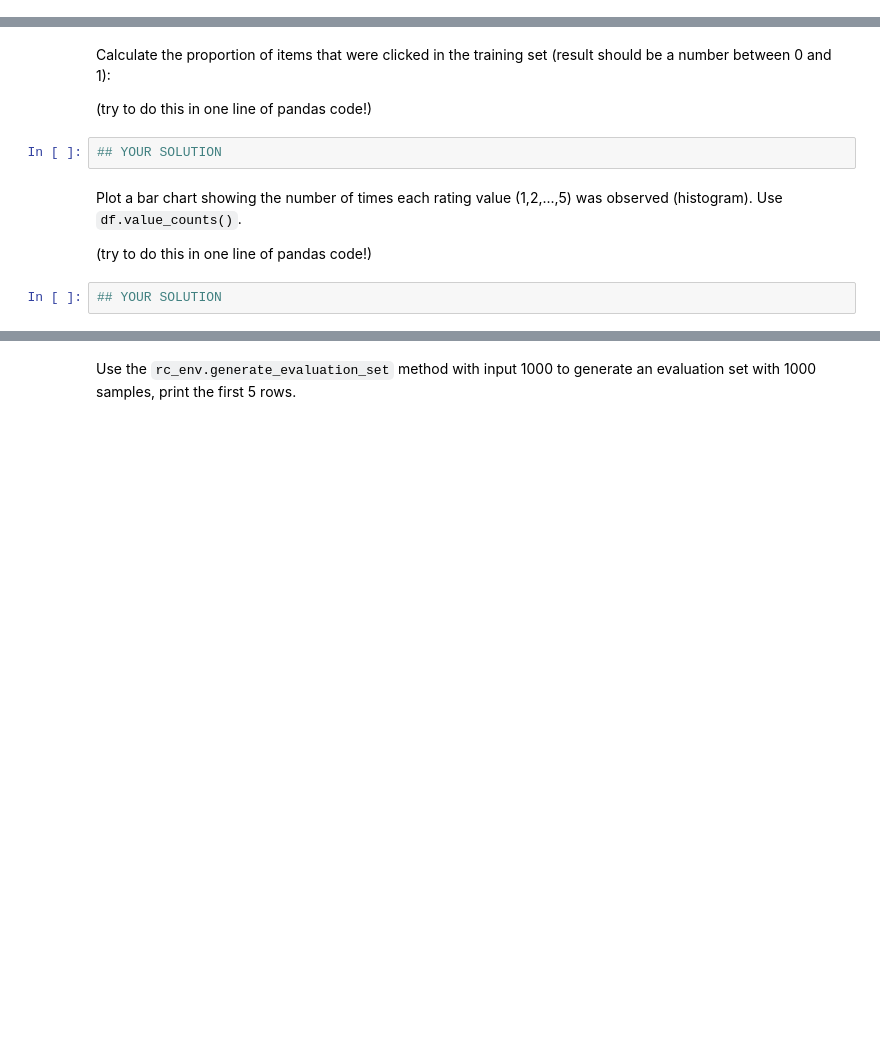
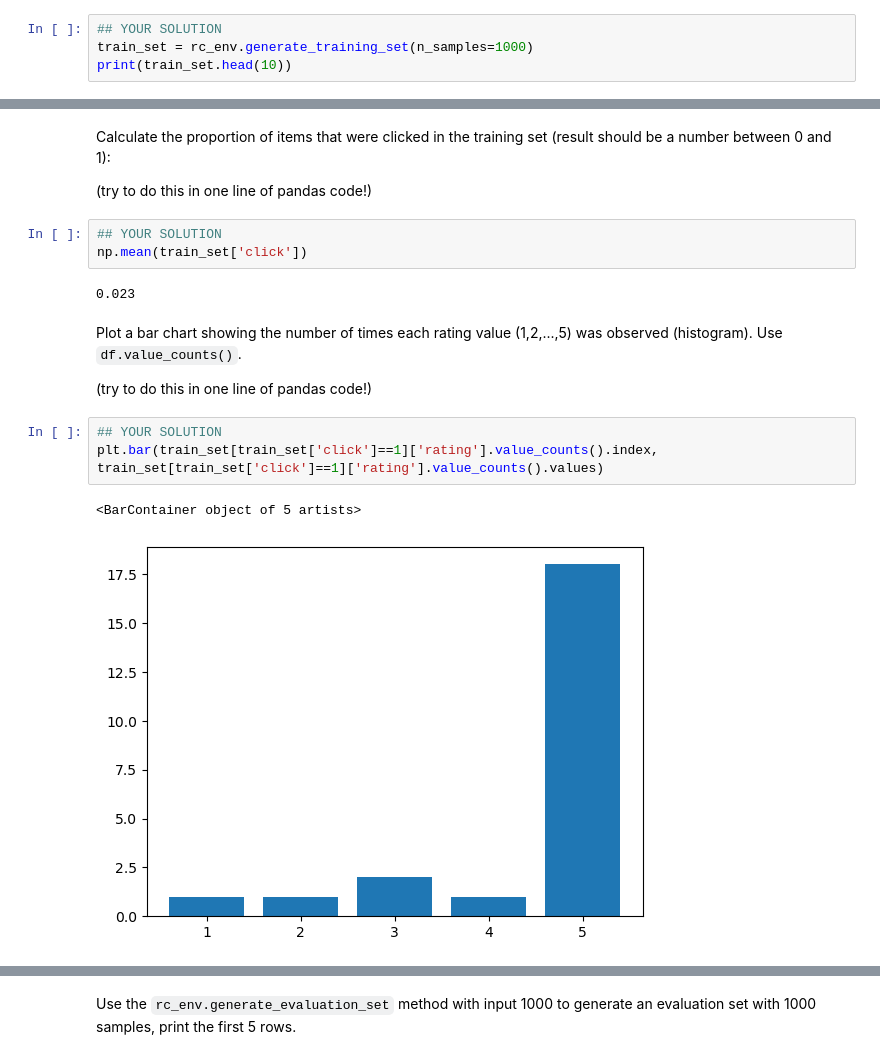
Before and after one commit to ashalem/ML_Human, a Jupyter notebook: WS3_2024_students.ipynb, the cells around one changed output, grey strips where cells are left out. Cells and saved outputs as stored; diff of their text form; blank space fills up the shorter version.

```diff
--- a/WS3_2024_students.ipynb
+++ b/WS3_2024_students.ipynb
@@ -250,0 +252,4 @@ Use the `rc_env.generate_training_set` method to generate a training set of size
+# %%
+## YOUR SOLUTION
+train_set = rc_env.generate_training_set(n_samples=1000)
+print(train_set.head(10))
@@ -254,9 +277,16 @@ Calculate the proportion of items that were clicked in the training set (result
 (try to do this in one line of pandas code!)
 # %%
 ## YOUR SOLUTION
+np.mean(train_set['click'])
+# %% [output]
+0.023
 # %% [markdown]
 Plot a bar chart showing the number of times each rating value (1,2,...,5) was observed (histogram). Use `df.value_counts()`.
 
 (try to do this in one line of pandas code!)
-# %%
-## YOUR SOLUTION
+# %%
+## YOUR SOLUTION
+plt.bar(train_set[train_set['click']==1]['rating'].value_counts().index, train_set[train_set['click']==1]['rating'].value_counts().values)
+# %% [output]
+<BarContainer object of 5 artists>
+[figure, added]
```
Also changed, not shown: parts of 23 cells of this notebook.
